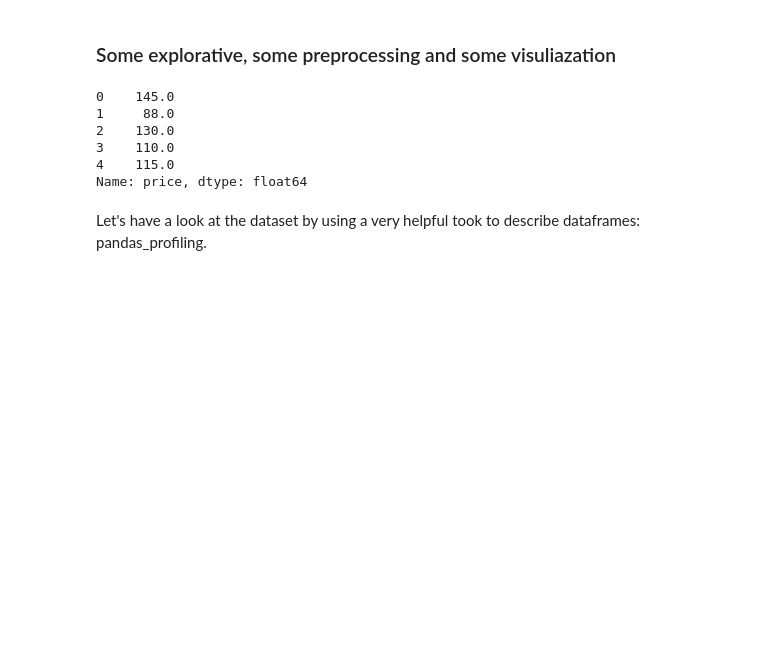
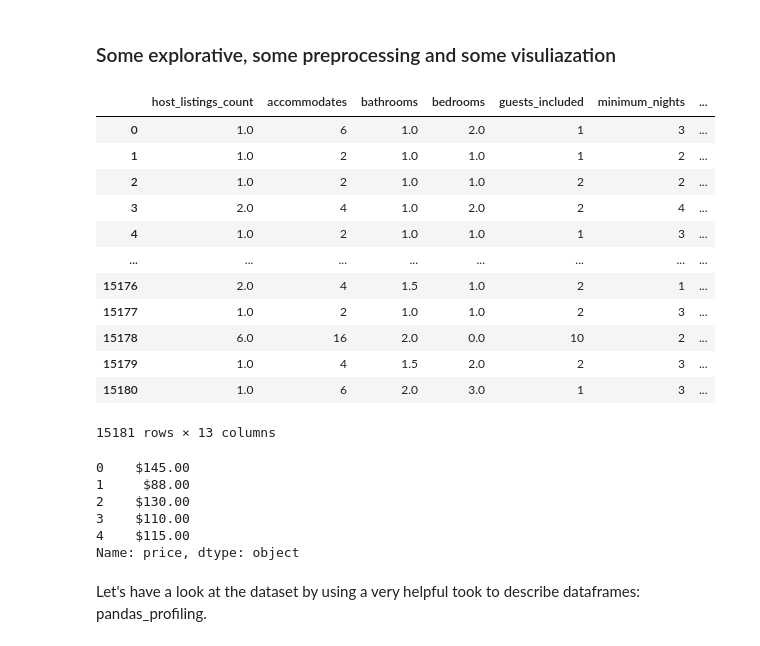
Before and after one commit to sanjaytallolli/DataScienceProjects2020, a Jupyter notebook: Project_Amsterdam_House_Price_Prediction.ipynb, the cells around one changed output. Cells and saved outputs as stored; diff of their text form; code cells hidden in the pictures; blank space fills up the shorter version.

```diff
--- a/Project_Amsterdam_House_Price_Prediction.ipynb
+++ b/Project_Amsterdam_House_Price_Prediction.ipynb
@@ -13,5 +13,19 @@ import os
 # %% [markdown]
 ### Some explorative, some preprocessing and some visuliazation
 # %%
-df = pd.read_json('amsterdam.json')
-df = df.dropna()
+df = pd.read_json('https://raw.githubusercontent.com/sanjaytallolli/DataScienceProjects2020/master/amsterdam.json')
+df
+# %% [output]
+|  | host_listings_count | accommodates | bathrooms | bedrooms | guests_included | minimum_nights | ... |
+| 0 | 1.0 | 6 | 1.0 | 2.0 | 1 | 3 | ... |
+| 1 | 1.0 | 2 | 1.0 | 1.0 | 1 | 2 | ... |
+| 2 | 1.0 | 2 | 1.0 | 1.0 | 2 | 2 | ... |
+| 3 | 2.0 | 4 | 1.0 | 2.0 | 2 | 4 | ... |
+| 4 | 1.0 | 2 | 1.0 | 1.0 | 1 | 3 | ... |
+| ... | ... | ... | ... | ... | ... | ... | ... |
+| 15176 | 2.0 | 4 | 1.5 | 1.0 | 2 | 1 | ... |
+| 15177 | 1.0 | 2 | 1.0 | 1.0 | 2 | 3 | ... |
+| 15178 | 6.0 | 16 | 2.0 | 0.0 | 10 | 2 | ... |
+| 15179 | 1.0 | 4 | 1.5 | 2.0 | 2 | 3 | ... |
+| 15180 | 1.0 | 6 | 2.0 | 3.0 | 1 | 3 | ... |
+15181 rows × 13 columns
@@ -20,12 +36,12 @@ df = df.dropna()
 # %%
 df.price.head()
 # %% [output]
-0    145.0
-1     88.0
-2    130.0
-3    110.0
-4    115.0
-Name: price, dtype: float64
+0    $145.00
+1     $88.00
+2    $130.00
+3    $110.00
+4    $115.00
+Name: price, dtype: object
 # %% [markdown]
 Let's have a look at the dataset by using a very helpful took to describe dataframes: pandas_profiling.
 # %%
```
Also changed, not shown: parts of 1 cell of this notebook.
